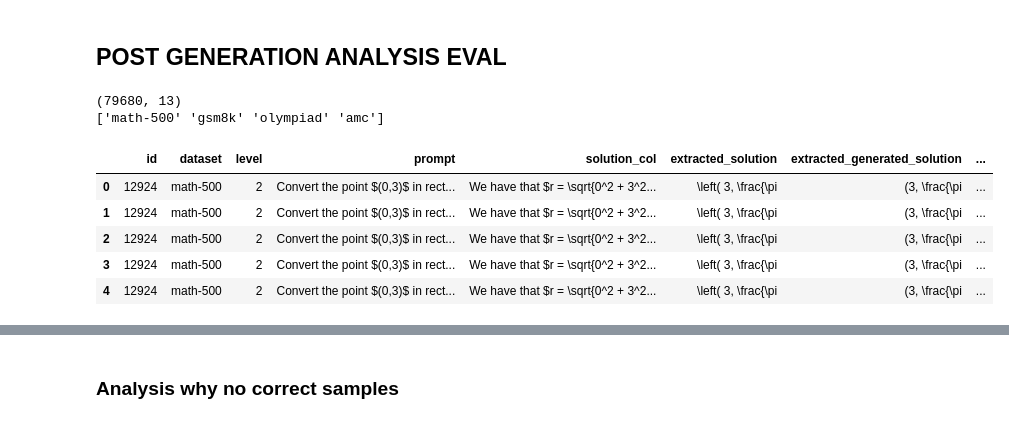
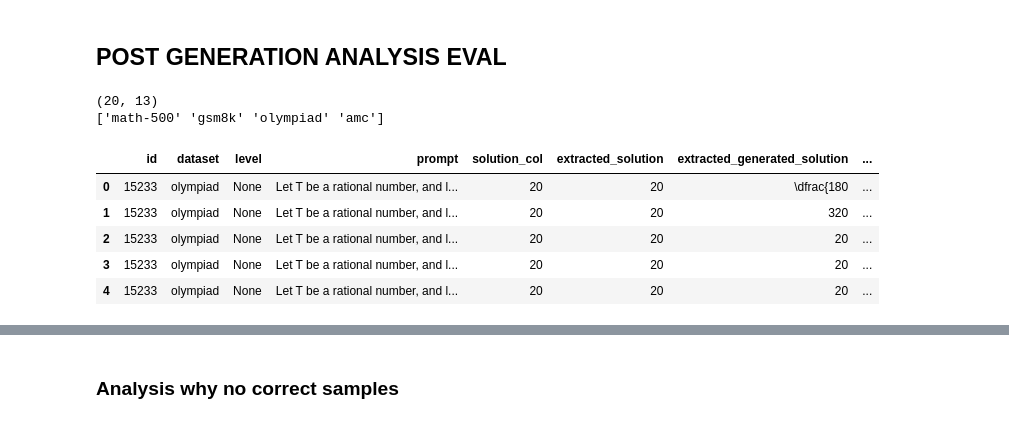
Before and after one commit to SebastianJitaru29/llm-think-too-much, a Jupyter notebook: data/processing/notebooks/data_extraction.ipynb, the cells around one changed output, grey strips where cells are left out. Cells and saved outputs as stored; diff of their text form; code cells hidden in the pictures.

```diff
--- a/data/processing/notebooks/data_extraction.ipynb
+++ b/data/processing/notebooks/data_extraction.ipynb
@@ -66,8 +66,8 @@ Columns: ['question', 'answer']
 | 3 | James decides to run 3 sprints 3 ... | He sprints 3*3=<<3*3=9>>9 times\n... |
 | 4 | Every day, Wendi feeds each of he... | If each chicken eats 3 cups of fe... |
 # %%
-dataset_olympiad = load_dataset("lmms-lab/OlympiadBench", split="test_en") # option test_en, test_cn
-df_olympiad = pd.DataFrame(dataset_olympiad)
+dataset_olympiad = load_dataset("math-ai/olympiadbench") # option test_en, test_cn
+df_olympiad = pd.DataFrame(dataset_olympiad["test"])
 print(f"Olympiad: {len(df_olympiad)} problems")
 print(f"Columns: {list(df_olympiad.columns)}")
 df_olympiad.head()
@@ -310,19 +342,19 @@ array(['math-500', 'gsm8k', 'olympiad', 'amc'], dtype=object)
 # %% [markdown]
 ## POST GENERATION ANALYSIS EVAL
 # %%
-df_eval_gen = pd.read_parquet(f"{DATA_PATH}processed/eval/eval.parquet")
+df_eval_gen = pd.read_parquet(f"{DATA_PATH}processed/eval/eval_test.parquet")
 print(df_eval_gen.shape)
 print(df_eval["dataset"].unique())
 df_eval_gen.head(5)
 # %% [output]
-(79680, 13)
+(20, 13)
 ['math-500' 'gsm8k' 'olympiad' 'amc']
 |  | id | dataset | level | prompt | solution_col | extracted_solution | extracted_generated_solution | ... |
-| 0 | 12924 | math-500 | 2 | Convert the point $(0,3)$ in rect... | We have that $r = \sqrt{0^2 + 3^2... | \left( 3, \frac{\pi | (3, \frac{\pi | ... |
-| 1 | 12924 | math-500 | 2 | Convert the point $(0,3)$ in rect... | We have that $r = \sqrt{0^2 + 3^2... | \left( 3, \frac{\pi | (3, \frac{\pi | ... |
-| 2 | 12924 | math-500 | 2 | Convert the point $(0,3)$ in rect... | We have that $r = \sqrt{0^2 + 3^2... | \left( 3, \frac{\pi | (3, \frac{\pi | ... |
-| 3 | 12924 | math-500 | 2 | Convert the point $(0,3)$ in rect... | We have that $r = \sqrt{0^2 + 3^2... | \left( 3, \frac{\pi | (3, \frac{\pi | ... |
-| 4 | 12924 | math-500 | 2 | Convert the point $(0,3)$ in rect... | We have that $r = \sqrt{0^2 + 3^2... | \left( 3, \frac{\pi | (3, \frac{\pi | ... |
+| 0 | 15233 | olympiad | None | Let T be a rational number, and l... | 20 | 20 | \dfrac{180 | ... |
+| 1 | 15233 | olympiad | None | Let T be a rational number, and l... | 20 | 20 | 320 | ... |
+| 2 | 15233 | olympiad | None | Let T be a rational number, and l... | 20 | 20 | 20 | ... |
+| 3 | 15233 | olympiad | None | Let T be a rational number, and l... | 20 | 20 | 20 | ... |
+| 4 | 15233 | olympiad | None | Let T be a rational number, and l... | 20 | 20 | 20 | ... |
 # %%
 df_eval_gen["prompt"].iloc[0]
 # %% [output]
```
Also changed, not shown: parts of 18 cells of this notebook, 1 other file.
